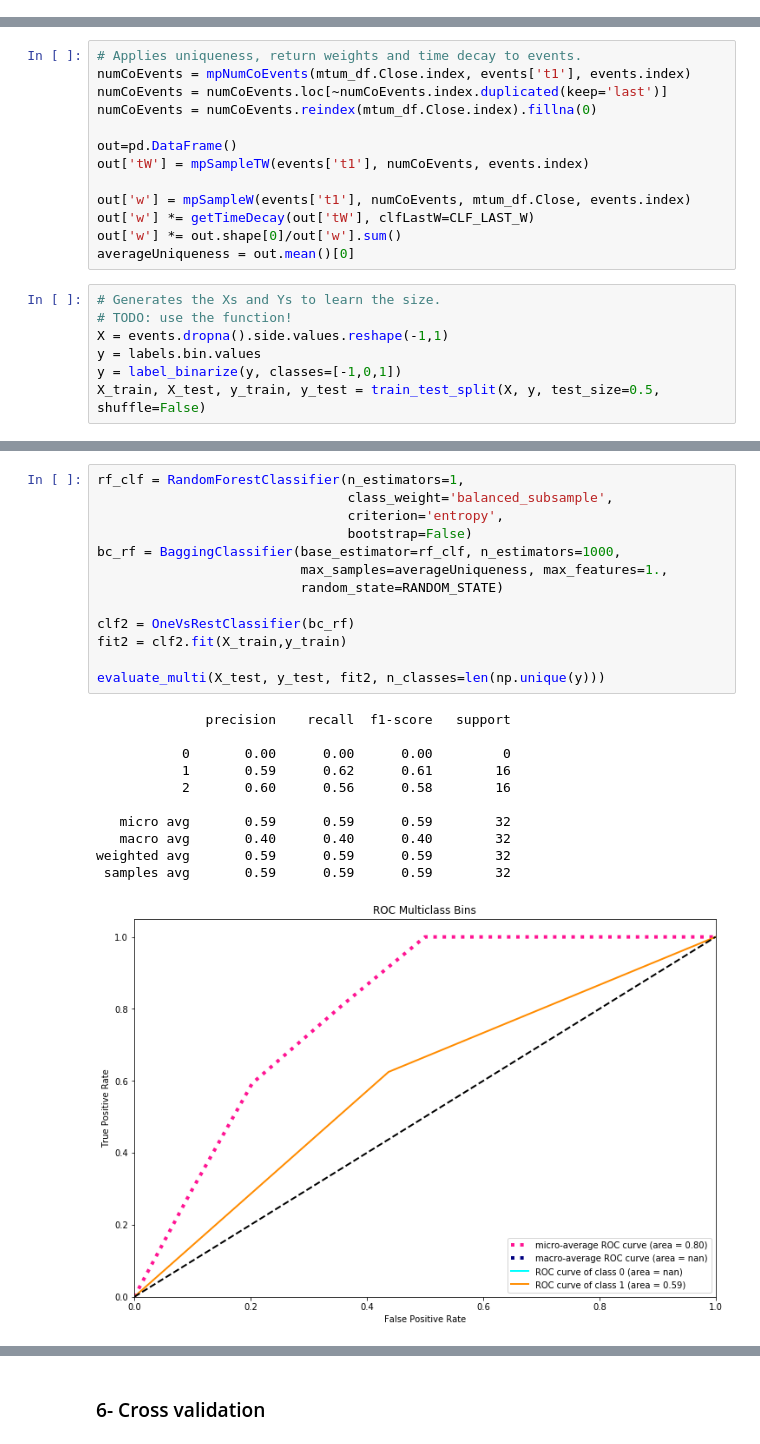
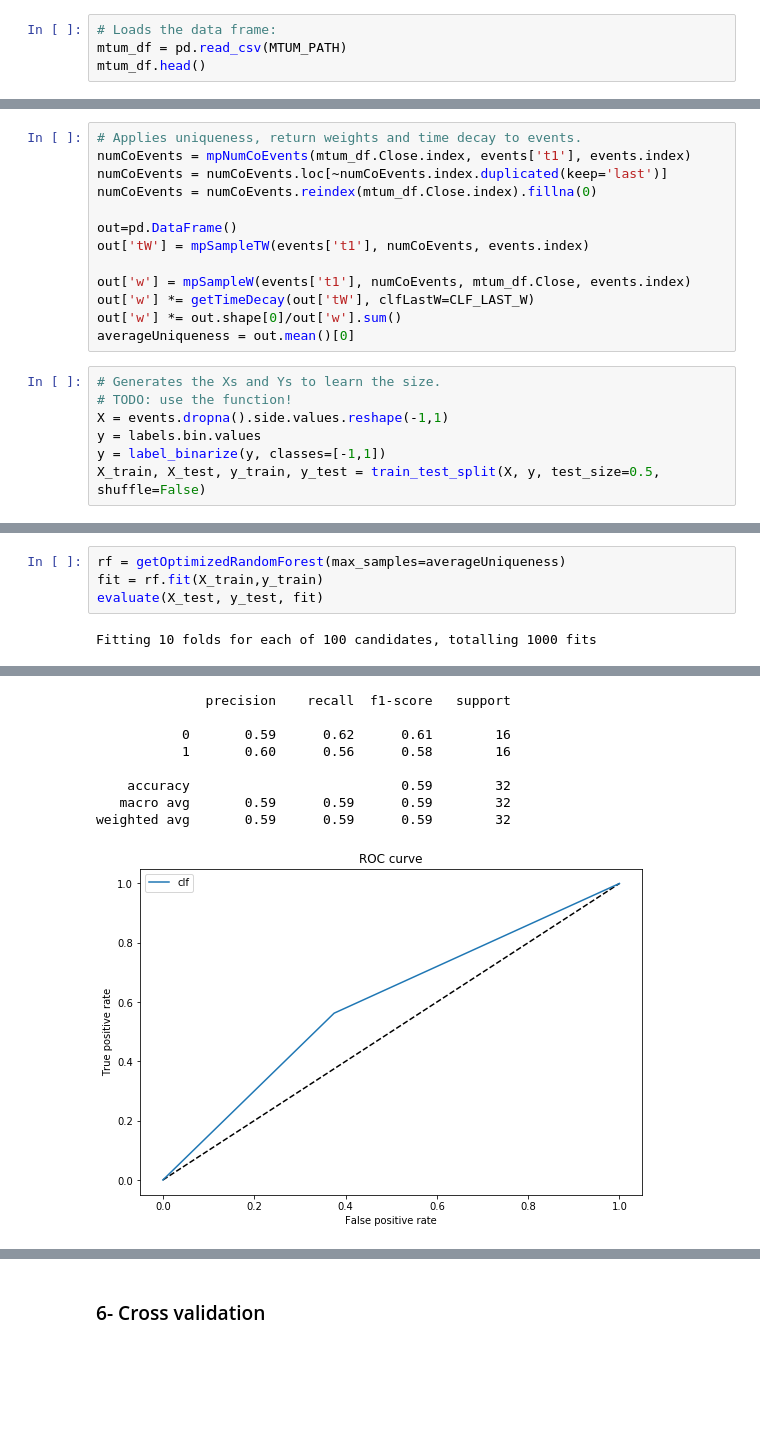
Before and after one commit to agalbachicar/fa_momentum, a Jupyter notebook: notebooks/momentum.ipynb, the cells around one changed output, grey strips where cells are left out. Saved outputs shown, nothing was run; the diff lists cells and outputs as text; blank space fills up the shorter version.

```diff
--- a/notebooks/momentum.ipynb
+++ b/notebooks/momentum.ipynb
@@ -1267,0 +1262,4 @@ mtum_df.head()
+# %%
+# Loads the data frame:
+mtum_df = pd.read_csv(MTUM_PATH)
+mtum_df.head()
@@ -1975,5 +1954,5 @@ averageUniqueness = out.mean()[0]
 # TODO: use the function!
 X = events.dropna().side.values.reshape(-1,1)
 y = labels.bin.values
-y = label_binarize(y, classes=[-1,0,1])
+y = label_binarize(y, classes=[-1,1])
 X_train, X_test, y_train, y_test = train_test_split(X, y, test_size=0.5, shuffle=False)
@@ -2001,25 +1959,6 @@ weighted avg       0.59      0.59      0.59        32
-# %%
-rf_clf = RandomForestClassifier(n_estimators=1,
-                                class_weight='balanced_subsample',
-                                criterion='entropy',
-                                bootstrap=False)
-bc_rf = BaggingClassifier(base_estimator=rf_clf, n_estimators=1000,
-                          max_samples=averageUniqueness, max_features=1.,
-                          random_state=RANDOM_STATE)
-
-clf2 = OneVsRestClassifier(bc_rf)
-fit2 = clf2.fit(X_train,y_train)
-
-evaluate_multi(X_test, y_test, fit2, n_classes=len(np.unique(y)))
-# %% [output]
-              precision    recall  f1-score   support
-
-           0       0.00      0.00      0.00         0
-           1       0.59      0.62      0.61        16
-           2       0.60      0.56      0.58        16
-
-   micro avg       0.59      0.59      0.59        32
-   macro avg       0.40      0.40      0.40        32
-weighted avg       0.59      0.59      0.59        32
- samples avg       0.59      0.59      0.59        32
-[figure, removed]
+# %%
+rf = getOptimizedRandomForest(max_samples=averageUniqueness)
+fit = rf.fit(X_train,y_train)
+evaluate(X_test, y_test, fit)
+# %% [output]
+Fitting 10 folds for each of 100 candidates, totalling 1000 fits
@@ -2025,0 +1971,9 @@ weighted avg       0.59      0.59      0.59        32
+              precision    recall  f1-score   support
+
+           0       0.59      0.62      0.61        16
+           1       0.60      0.56      0.58        16
+
+    accuracy                           0.59        32
+   macro avg       0.59      0.59      0.59        32
+weighted avg       0.59      0.59      0.59        32
+[figure, added]
```
Also changed, not shown: parts of 76 cells of this notebook, 1 other file.
